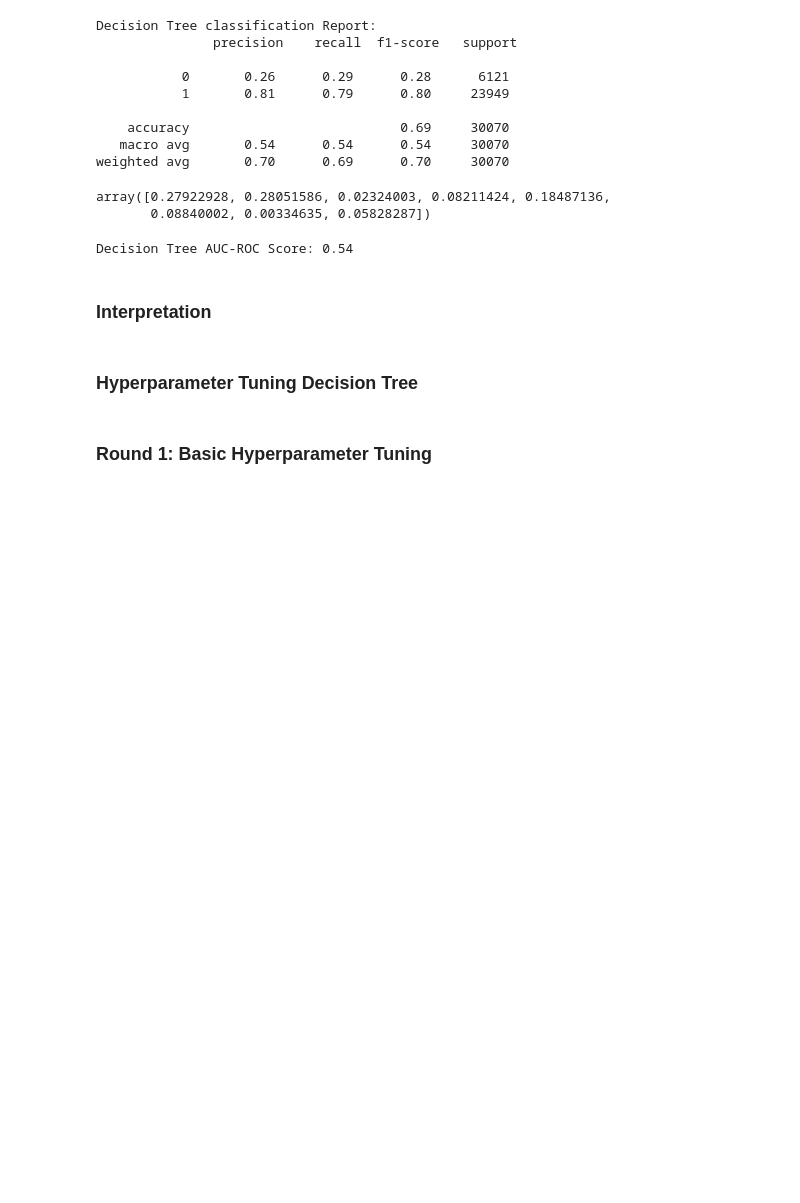
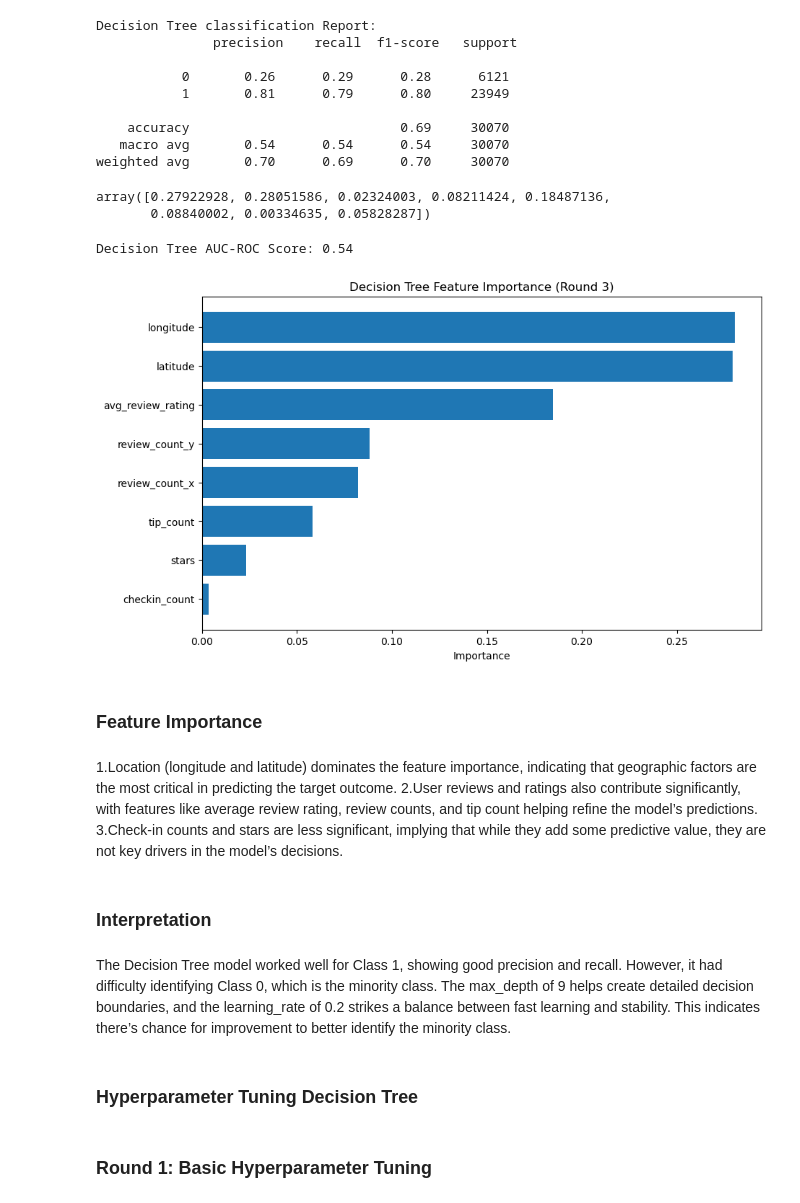
Before and after one commit to yugahang/Business_Validation, a Jupyter notebook: ML_Ass.ipynb, the cells around one changed output. Drawn from its saved outputs; the diff is of its cells as text; code cells hidden in the pictures; blank space fills up the shorter version.

```diff
--- a/ML_Ass.ipynb
+++ b/ML_Ass.ipynb
@@ -318,8 +302,38 @@ dt_auc_roc = roc_auc_score(y_test, y_pred_proba_dt)
 print(f'Decision Tree AUC-ROC Score: {dt_auc_roc:.2f}')
 # %% [output]
 Decision Tree AUC-ROC Score: 0.54
+# %%
+# Convert X_train_scaled back to a DataFrame with the original feature names
+X_train_scaled_df = pd.DataFrame(X_train_scaled, columns=X_train.columns)
+
+features = X_train_scaled_df.columns
+
+importance_dt = dt_classifier.feature_importances_
+feature_importance_dt = pd.DataFrame({'Feature': features, 'Importance': importance_dt})
+feature_importance_dt = feature_importance_dt.sort_values(by='Importance', ascending=False)
+
+# Plot feature importance
+plt.figure(figsize=(10,6))
+plt.barh(feature_importance_dt['Feature'], feature_importance_dt['Importance'])
+plt.title('Decision Tree Feature Importance (Round 3)')
+plt.xlabel('Importance')
+plt.gca().invert_yaxis()
+plt.show()
+# %% [output]
+[figure, added]
+# %% [markdown]
+### Feature Importance
+# %% [markdown]
+1.Location (longitude and latitude) dominates the feature importance, indicating that geographic factors are the most critical in predicting the target outcome.
+2.User reviews and ratings also contribute significantly, with features like average review rating, review counts, and tip count helping refine the model’s predictions.
+3.Check-in counts and stars are less significant, implying that while they add some predictive value, they are not key drivers in the model’s decisions.
 # %% [markdown]
 ### Interpretation
+# %% [markdown]
+The Decision Tree model worked well for Class 1, showing good precision and recall.
+However, it had difficulty identifying Class 0, which is the minority class.
+The max_depth of 9 helps create detailed decision boundaries, and the learning_rate of 0.2 strikes a balance between fast learning and stability.
+This indicates there’s chance for improvement to better identify the minority class.
 # %% [markdown]
 ### Hyperparameter Tuning Decision Tree
 # %% [markdown]
```
Also changed, not shown: parts of 66 cells of this notebook.
